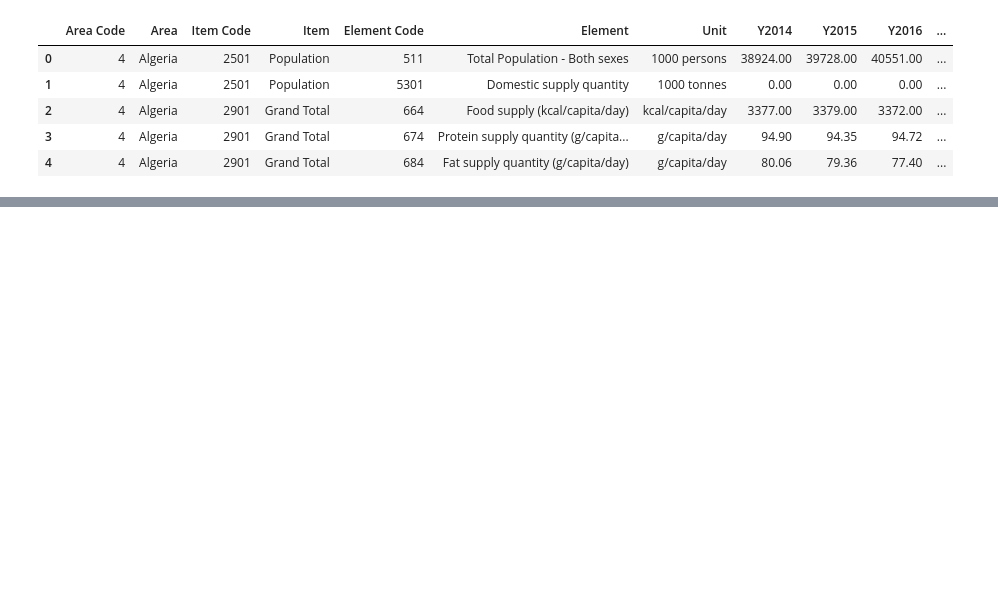
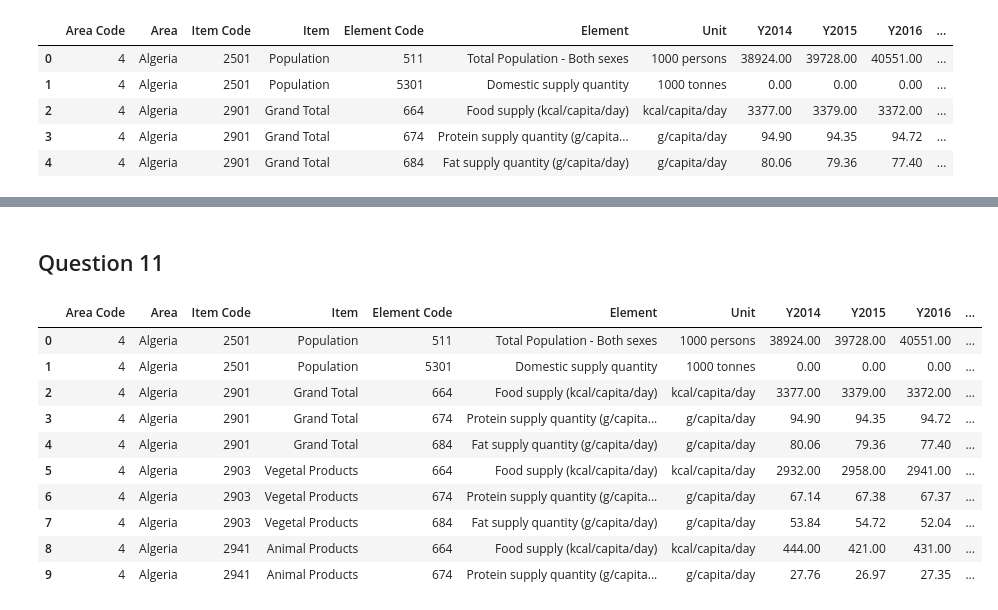
Before and after one commit to Kamire-J/food_balance_sheet, a Jupyter notebook: notebook.ipynb, the cells around one changed output, grey strips where cells are left out. Drawn from its saved outputs; the diff is of its cells as text; code cells hidden in the pictures; blank space fills up the shorter version.

```diff
--- a/notebook.ipynb
+++ b/notebook.ipynb
@@ -16,0 +81,16 @@ data.head()
+# %% [markdown]
+## Question 11
+# %%
+data.head(10)
+# %% [output]
+|  | Area Code | Area | Item Code | Item | Element Code | Element | Unit | Y2014 | Y2015 | Y2016 | ... |
+| 0 | 4 | Algeria | 2501 | Population | 511 | Total Population - Both sexes | 1000 persons | 38924.00 | 39728.00 | 40551.00 | ... |
+| 1 | 4 | Algeria | 2501 | Population | 5301 | Domestic supply quantity | 1000 tonnes | 0.00 | 0.00 | 0.00 | ... |
+| 2 | 4 | Algeria | 2901 | Grand Total | 664 | Food supply (kcal/capita/day) | kcal/capita/day | 3377.00 | 3379.00 | 3372.00 | ... |
+| 3 | 4 | Algeria | 2901 | Grand Total | 674 | Protein supply quantity (g/capita... | g/capita/day | 94.90 | 94.35 | 94.72 | ... |
+| 4 | 4 | Algeria | 2901 | Grand Total | 684 | Fat supply quantity (g/capita/day) | g/capita/day | 80.06 | 79.36 | 77.40 | ... |
+| 5 | 4 | Algeria | 2903 | Vegetal Products | 664 | Food supply (kcal/capita/day) | kcal/capita/day | 2932.00 | 2958.00 | 2941.00 | ... |
+| 6 | 4 | Algeria | 2903 | Vegetal Products | 674 | Protein supply quantity (g/capita... | g/capita/day | 67.14 | 67.38 | 67.37 | ... |
+| 7 | 4 | Algeria | 2903 | Vegetal Products | 684 | Fat supply quantity (g/capita/day) | g/capita/day | 53.84 | 54.72 | 52.04 | ... |
+| 8 | 4 | Algeria | 2941 | Animal Products | 664 | Food supply (kcal/capita/day) | kcal/capita/day | 444.00 | 421.00 | 431.00 | ... |
+| 9 | 4 | Algeria | 2941 | Animal Products | 674 | Protein supply quantity (g/capita... | g/capita/day | 27.76 | 26.97 | 27.35 | ... |
```
Also changed, not shown: parts of 33 cells of this notebook.
